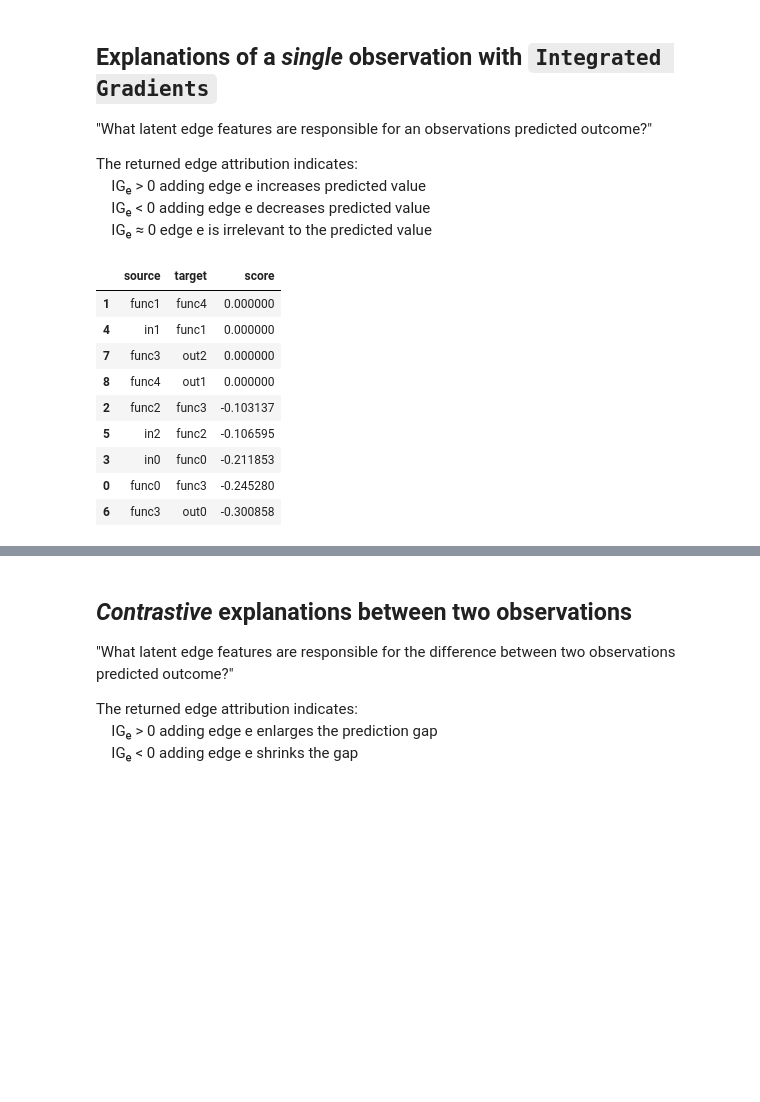
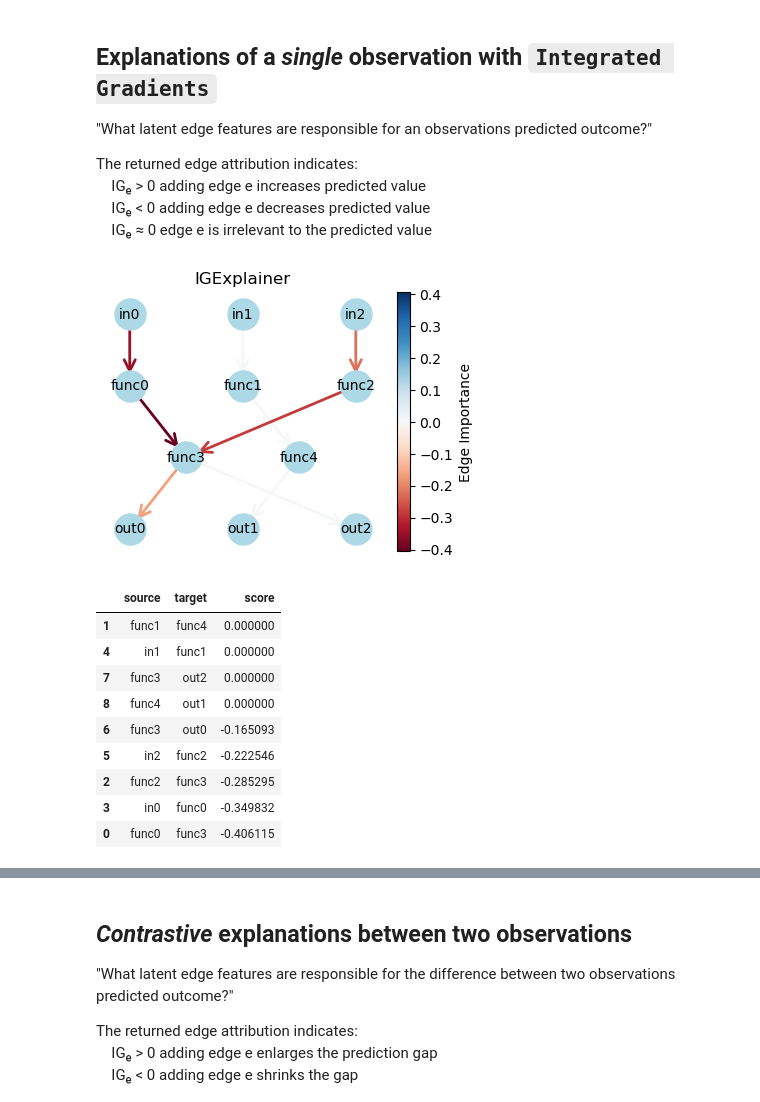
Before and after one commit to nathanieljevans/GSNN, a Jupyter notebook: docs/tutorials/08_GSNNExplainer.ipynb, the cells around one changed output, grey strips where cells are left out. Cells and saved outputs as stored; diff of their text form; code cells hidden in the pictures; blank space fills up the shorter version.

```diff
--- a/docs/tutorials/08_GSNNExplainer.ipynb
+++ b/docs/tutorials/08_GSNNExplainer.ipynb
@@ -43,21 +50,21 @@ model = GSNN(data.edge_index_dict,
              data.node_names_dict,
              channels=20,
              layers=2,
+             dropout=0.,
              share_layers=True,
              bias=False,
              add_function_self_edges=False,
              checkpoint=False,
-             norm='none',
-             residual=False,
-             dropout=0).to(device)
+             norm='batch',
+             residual=True).to(device)
 
 print('n params', sum([p.numel() for p in model.parameters()]))
 
 optim = torch.optim.AdamW(model.parameters(), lr=1e-2, weight_decay=1e-2)
 crit = torch.nn.MSELoss()
 
-losses_gsnn = []
 for i in range(1000):
+    model.train()
     optim.zero_grad()
 
     yhat = model(x_train)
@@ -65,6 +72,13 @@ for i in range(1000):
     loss.backward()
     optim.step()
 
+    model.eval()
+    with torch.no_grad():
+        yhat = model(x_test)
+        loss = crit(y_test, yhat)
+
     print(f'iter: {i} | loss: {loss.item():.3f}',end='\r')
+
+model = model.eval()
 # %% [output]
 n params 240
@@ -128,21 +134,26 @@ The returned edge attribution indicates:
  IGₑ < 0 adding edge e decreases predicted value
  IGₑ ≈ 0 edge e is irrelevant to the predicted value
 # %%
+x = x_train[[0]]
+y = y_train[[0]]
 target_ixs = [0]
 
-explainer_ig = IGExplainer(model, data)
+explainer = IGExplainer(model, data)
 
-res_ig = explainer_ig.explain(x_train[[0]], target_idx=target_ixs)
-res_ig = res_ig.sort_values('score', ascending=False)
-res_ig
+res = explainer.explain(x, target_idx=target_ixs)
+res = res.sort_values('score', ascending=False)
+
+plot_edge_importance(res, pos, title='IGExplainer')
+res.sort_values('score', ascending=False)
 # %% [output]
+[figure, added]
 |  | source | target | score |
 | 1 | func1 | func4 | 0.000000 |
 | 4 | in1 | func1 | 0.000000 |
 | 7 | func3 | out2 | 0.000000 |
 | 8 | func4 | out1 | 0.000000 |
-| 2 | func2 | func3 | -0.103137 |
-| 5 | in2 | func2 | -0.106595 |
-| 3 | in0 | func0 | -0.211853 |
-| 0 | func0 | func3 | -0.245280 |
-| 6 | func3 | out0 | -0.300858 |
+| 6 | func3 | out0 | -0.165093 |
+| 5 | in2 | func2 | -0.222546 |
+| 2 | func2 | func3 | -0.285295 |
+| 3 | in0 | func0 | -0.349832 |
+| 0 | func0 | func3 | -0.406115 |
```
Also changed, not shown: parts of 15 cells of this notebook, 8 other files.
